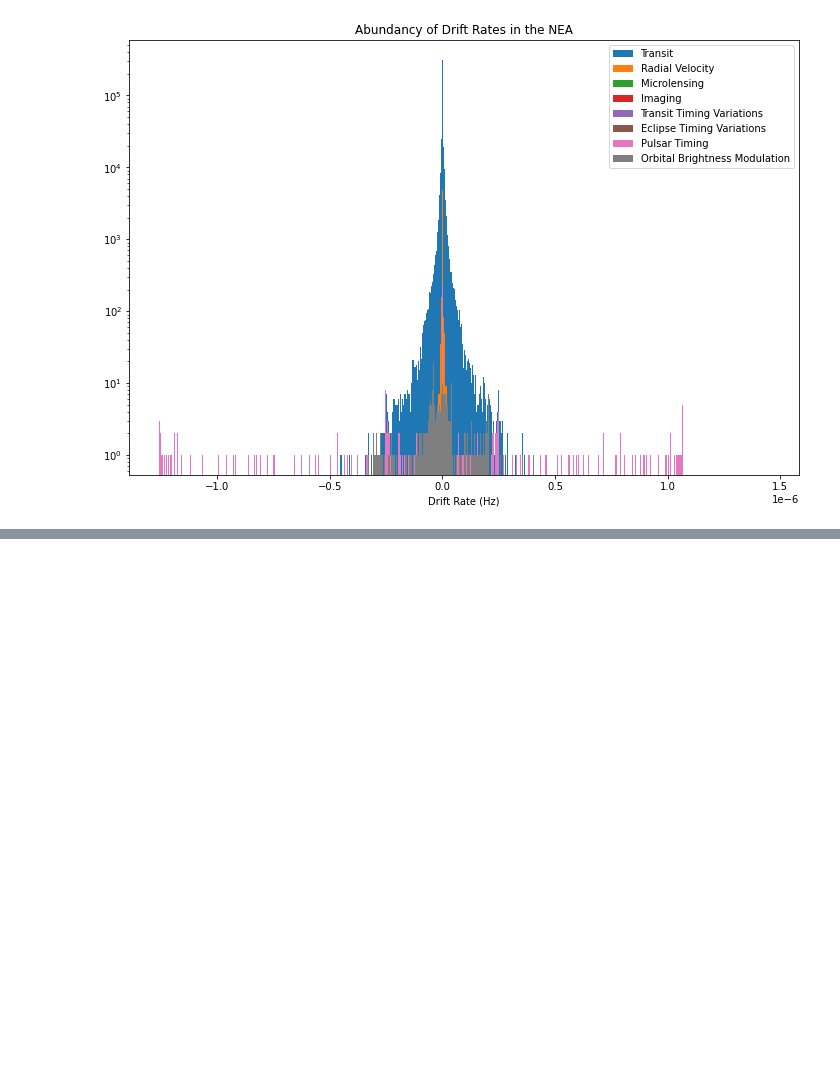
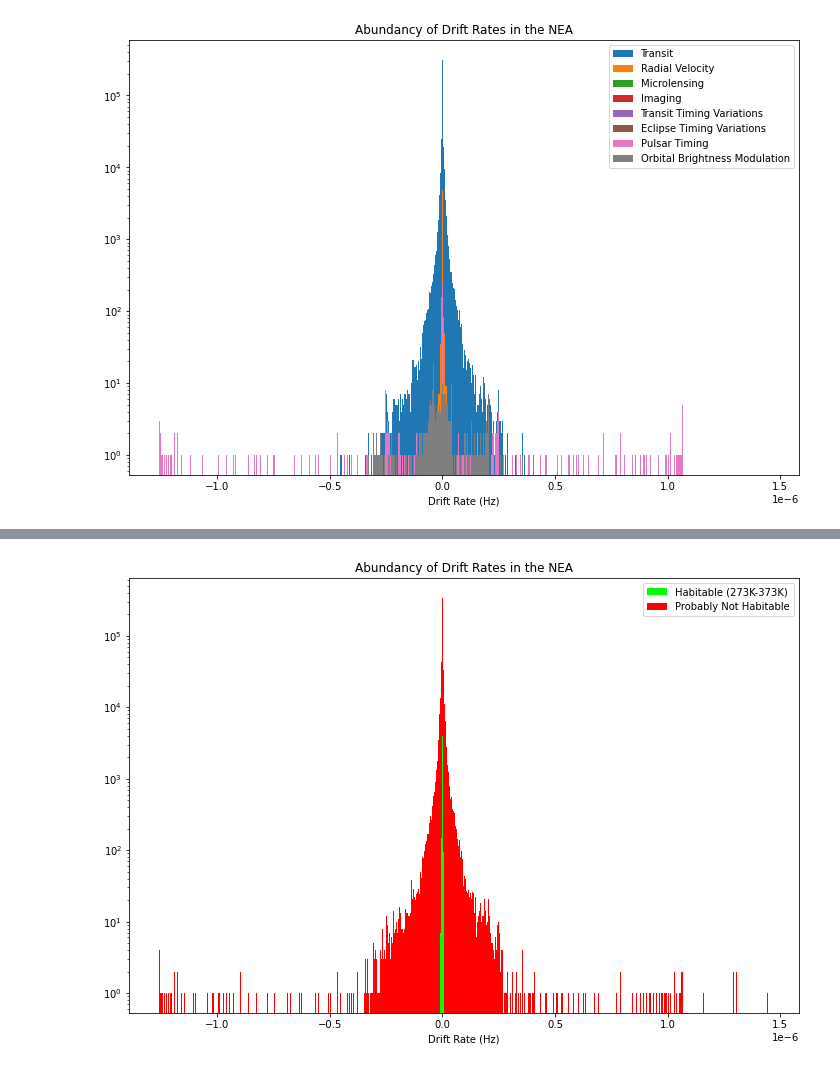
Before and after one commit to bricktoast/Test-Drift-Rates, a Jupyter notebook: Drift_Rates_NEA.ipynb, the cells around one changed output, grey strips where cells are left out. Cells and saved outputs as stored; diff of their text form; code cells hidden in the pictures; blank space fills up the shorter version.

Commit message:
added habitable zone histogram

```diff
--- a/Drift_Rates_NEA.ipynb
+++ b/Drift_Rates_NEA.ipynb
@@ -281,3 +285,35 @@ def sort_by_radius(df):
+# %%
+def fill_in_teq(df):
+    #This function will fill in planet temperatures
+    #Filling in 0.3 for albedo
+    df_teq = df
+    for index, row in df_teq.iterrows():
+        if pd.isna(row['pl_eqt']) == False:
+            pass
+        elif pd.isna(row['pl_eqt']) == True and pd.isna(row['st_teff']) == True:
+            df_teq.drop(index, inplace = True)
+        else:
+            df_teq.loc[index, 'pl_eqt'] = row['st_teff'] * (0.7)**0.25 * (row['st_rad'] /(2* row['pl_orbsmax']))**0.5
+    return df_teq
+# %%
+filled_teq = fill_in_teq(df)
+# %%
+def sort_by_teq(df):
+    #This function will sort the planets into a "habitable zone", which I'm calling 273-373 K
+    habitable_or_not = {}
+    habitable = []
+    no = []
+    for index, row in df.iterrows():
+        if row['pl_eqt'] >= 273 and row['pl_eqt'] <= 373:
+            habitable.append(row['pl_name'])
+        else:
+            no.append(row['pl_name'])
+    habitable_or_not.update({'Habitable': habitable})
+    habitable_or_not.update({'Not Habitable': no})
+    w = csv.writer(open("habitable_or_not.csv", "w"))
+    for key, val in habitable_or_not.items():
+        w.writerow([key, val])
+    return habitable_or_not
 # %%
 def cat_drift_rates(dct, df):
     #This function will take categorized planets and return their drift rates in a nested list for plotting
@@ -300,2 +336,4 @@ sorted_by_radius_df = cat_drift_rates(sort_by_radius(filled_radius), drift_rates
+# %%
+sorted_by_teq_df = cat_drift_rates(sort_by_teq(filled_teq), drift_rates_df)
 # %% [markdown]
 ## Plots
@@ -376,0 +415,13 @@ plt.show()
+# %%
+#Logarithmically scaled histogram by temperature (are they habitable?)
+plt.figure(figsize = [12,8])
+labels = ['Habitable (273K-373K)', 'Probably Not Habitable']
+plt.hist(sorted_by_teq_df, bins = 1000, color = ['lime','red'],  stacked = True)
+plt.xlabel('Drift Rate (Hz)')
+plt.yscale('log')
+plt.legend(labels)
+plt.title('Abundancy of Drift Rates in the NEA')
+plt.savefig('log_teq_histogram.png')
+plt.show()
+# %% [output]
+[figure, added]
```
Also changed, not shown: parts of 13 cells of this notebook.
